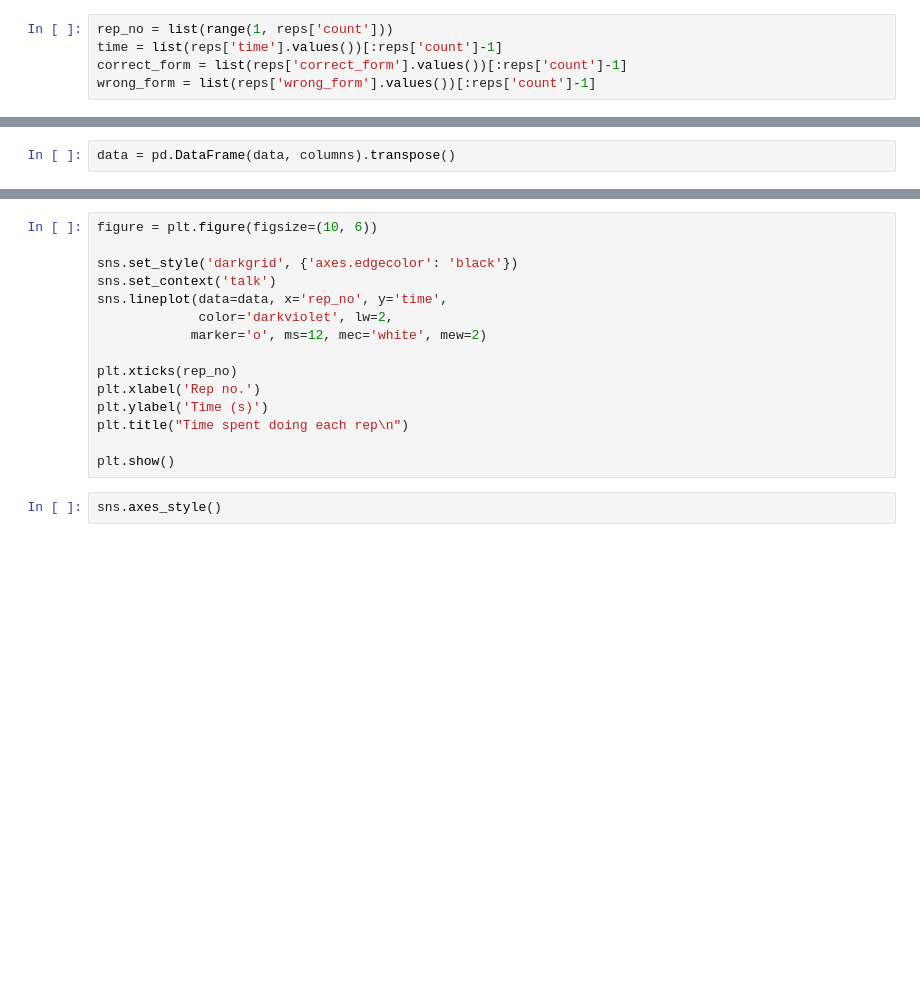
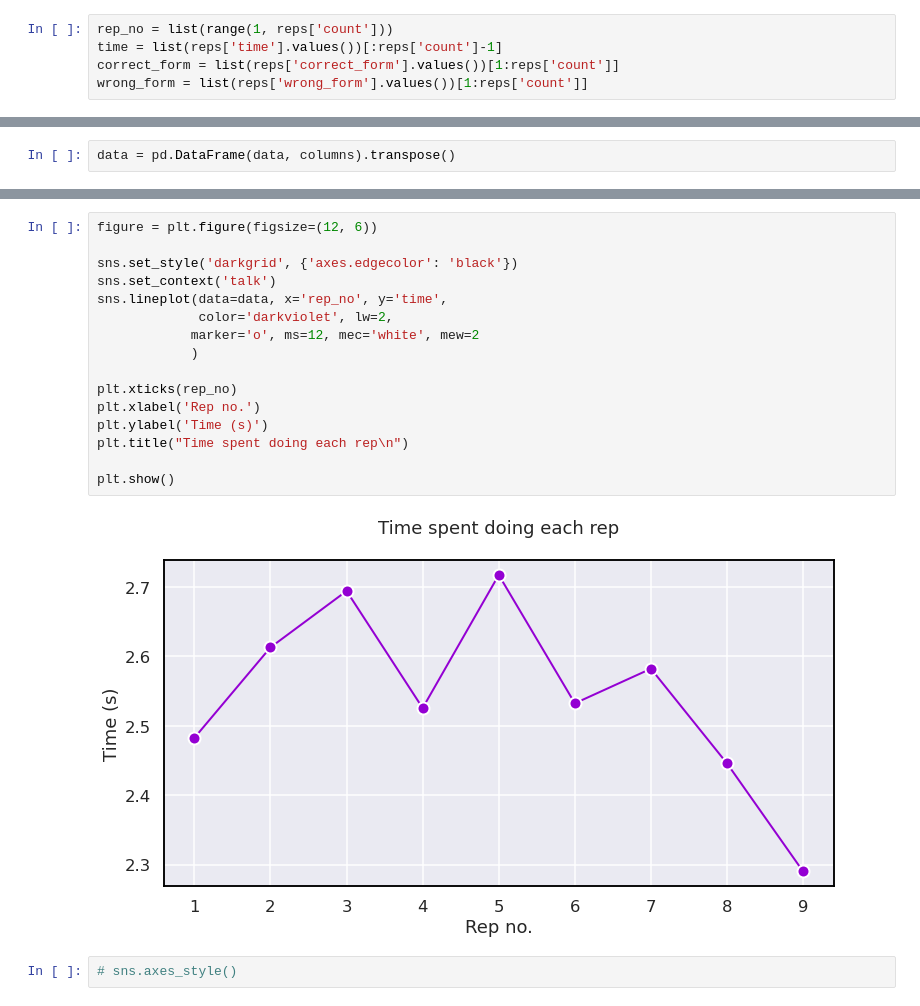
Before and after one commit to ABCSquad/FitPose-Django, a Jupyter notebook: data_viz.ipynb, the cells around one changed output, grey strips where cells are left out. Saved outputs shown, nothing was run; the diff lists cells and outputs as text; blank space fills up the shorter version.

```diff
--- a/data_viz.ipynb
+++ b/data_viz.ipynb
@@ -14,8 +14,8 @@ main(reps)
 # %%
 rep_no = list(range(1, reps['count']))
 time = list(reps['time'].values())[:reps['count']-1]
-correct_form = list(reps['correct_form'].values())[:reps['count']-1]
-wrong_form = list(reps['wrong_form'].values())[:reps['count']-1]
+correct_form = list(reps['correct_form'].values())[1:reps['count']]
+wrong_form = list(reps['wrong_form'].values())[1:reps['count']]
 # %%
 data = [rep_no, time, correct_form, wrong_form]
 columns = ['rep_no', 'time', 'correct_form', 'wrong_form']
@@ -26,18 +33,21 @@ data.head()
 # %%
-figure = plt.figure(figsize=(10, 6))
+figure = plt.figure(figsize=(12, 6))
 
 sns.set_style('darkgrid', {'axes.edgecolor': 'black'})
 sns.set_context('talk')
 sns.lineplot(data=data, x='rep_no', y='time',
              color='darkviolet', lw=2,
-            marker='o', ms=12, mec='white', mew=2)
+            marker='o', ms=12, mec='white', mew=2
+            )
 
 plt.xticks(rep_no)
 plt.xlabel('Rep no.')
 plt.ylabel('Time (s)')
 plt.title("Time spent doing each rep\n")
 
 plt.show()
+# %% [output]
+[figure, added]
 # %%
-sns.axes_style()
+# sns.axes_style()
 # %%
```
Also changed, not shown: parts of 3 cells of this notebook, 2 other files.
